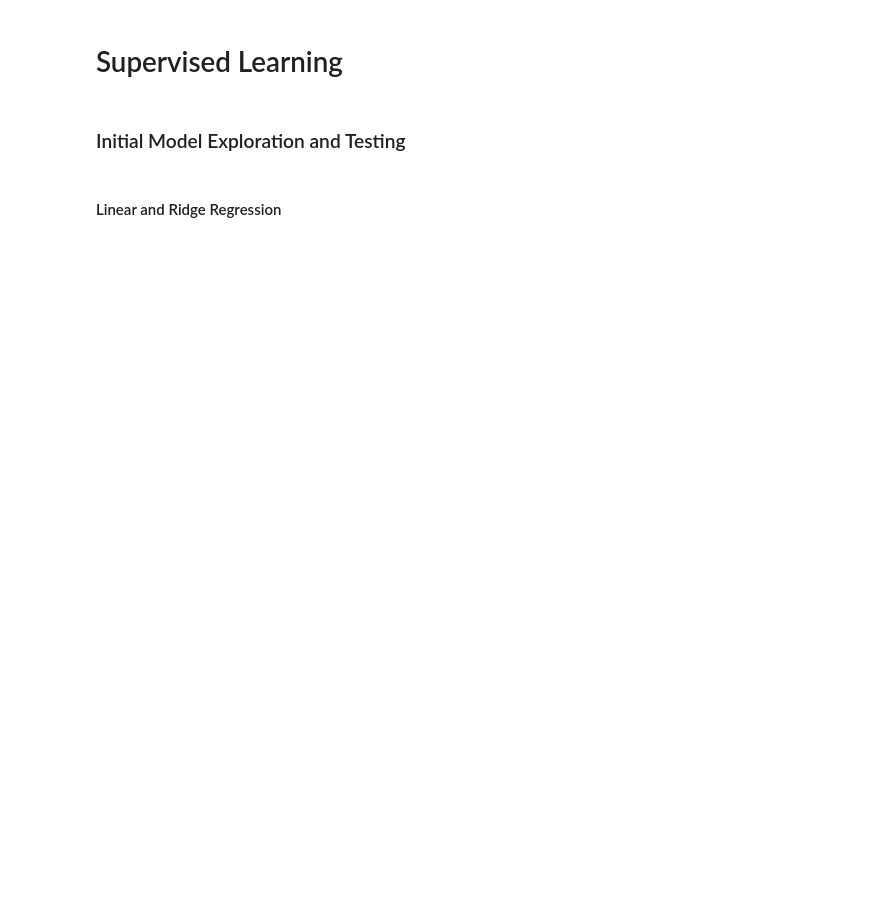
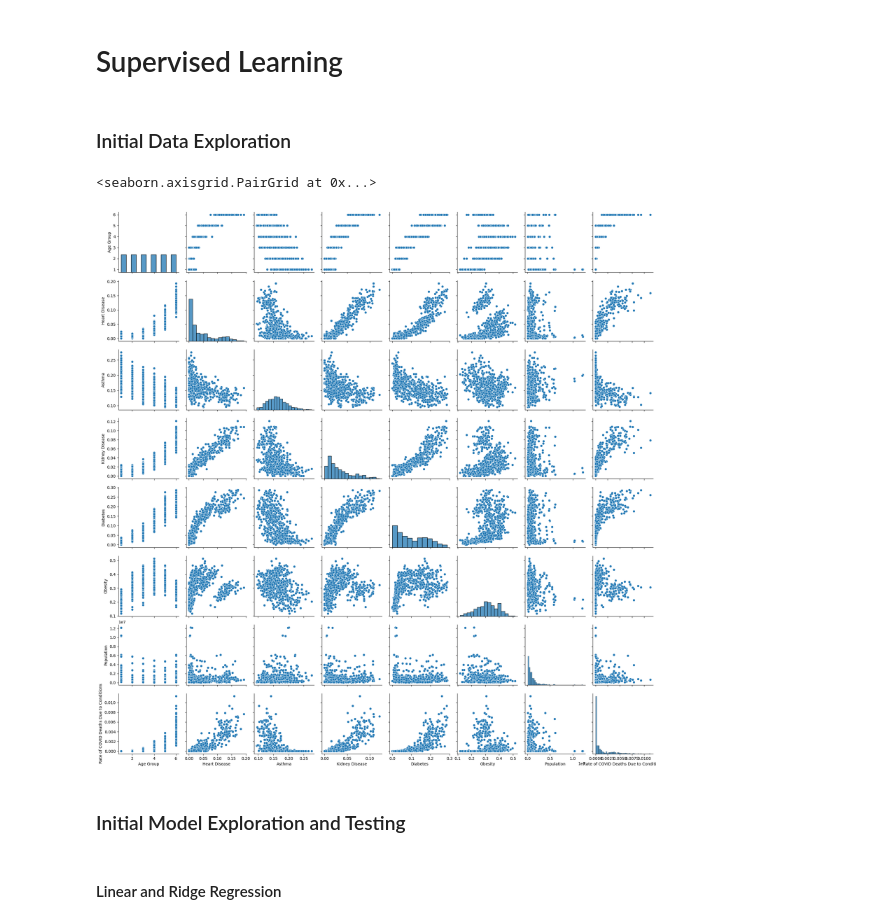
Before and after one commit to geoffgin/Pre-Existing-Factors, a Jupyter notebook: Supervised.ipynb, the cells around one changed output. Cells and saved outputs as stored; diff of their text form; code cells hidden in the pictures; blank space fills up the shorter version.

```diff
--- a/Supervised.ipynb
+++ b/Supervised.ipynb
@@ -17,3 +17,13 @@ from train_test import get_train_test
+# %% [markdown]
+### Initial Data Exploration
+# %%
+df = get_sup_df()
+df = df[['Age Group', 'Heart Disease', 'Asthma', 'Kidney Disease', 'Diabetes', 'Obesity', 'Population', 'Rate of COVID Deaths Due to Conditions']]
+#sns.heatmap(df.corr(), vmin = -1, vmax = 1, cmap = 'coolwarm', annot = True)
+sns.pairplot(df)
+# %% [output]
+<seaborn.axisgrid.PairGrid at 0x...>
+[figure, added]
 # %% [markdown]
 ### Initial Model Exploration and Testing
 # %% [markdown]
```
Also changed, not shown: parts of 30 cells of this notebook, 1 other file.
